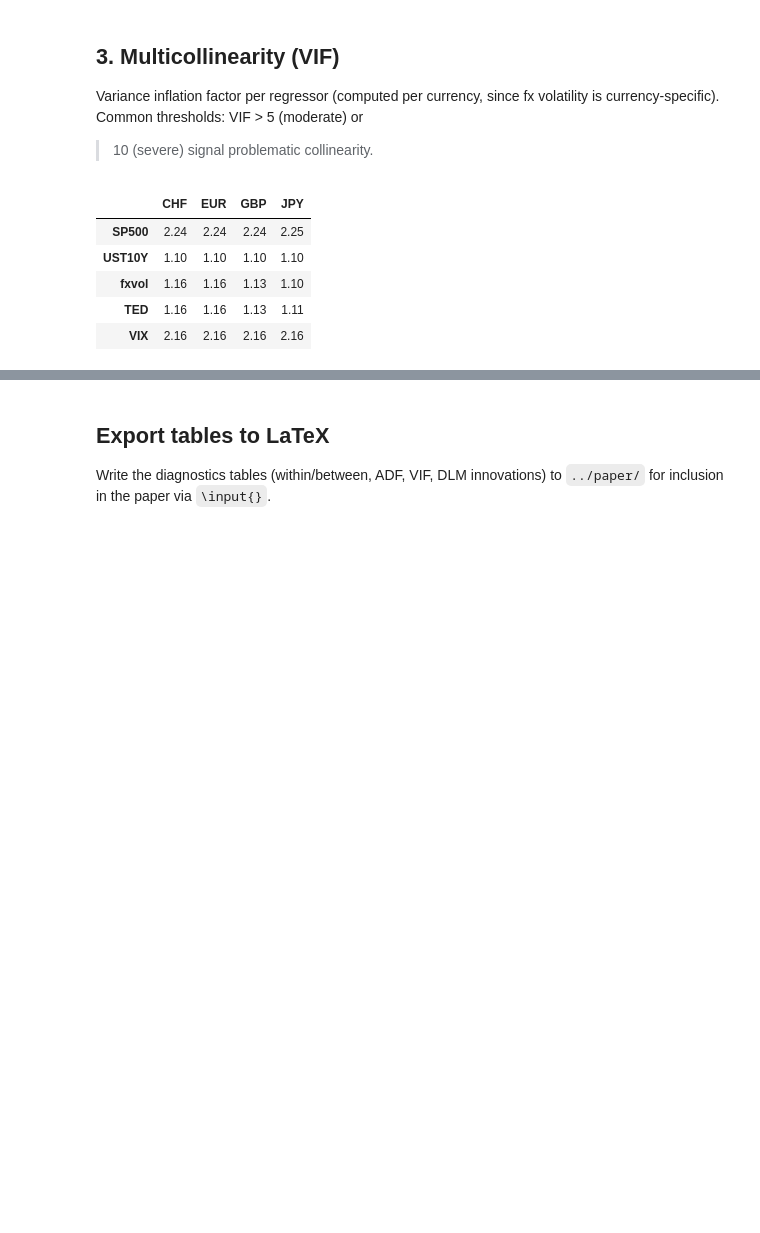
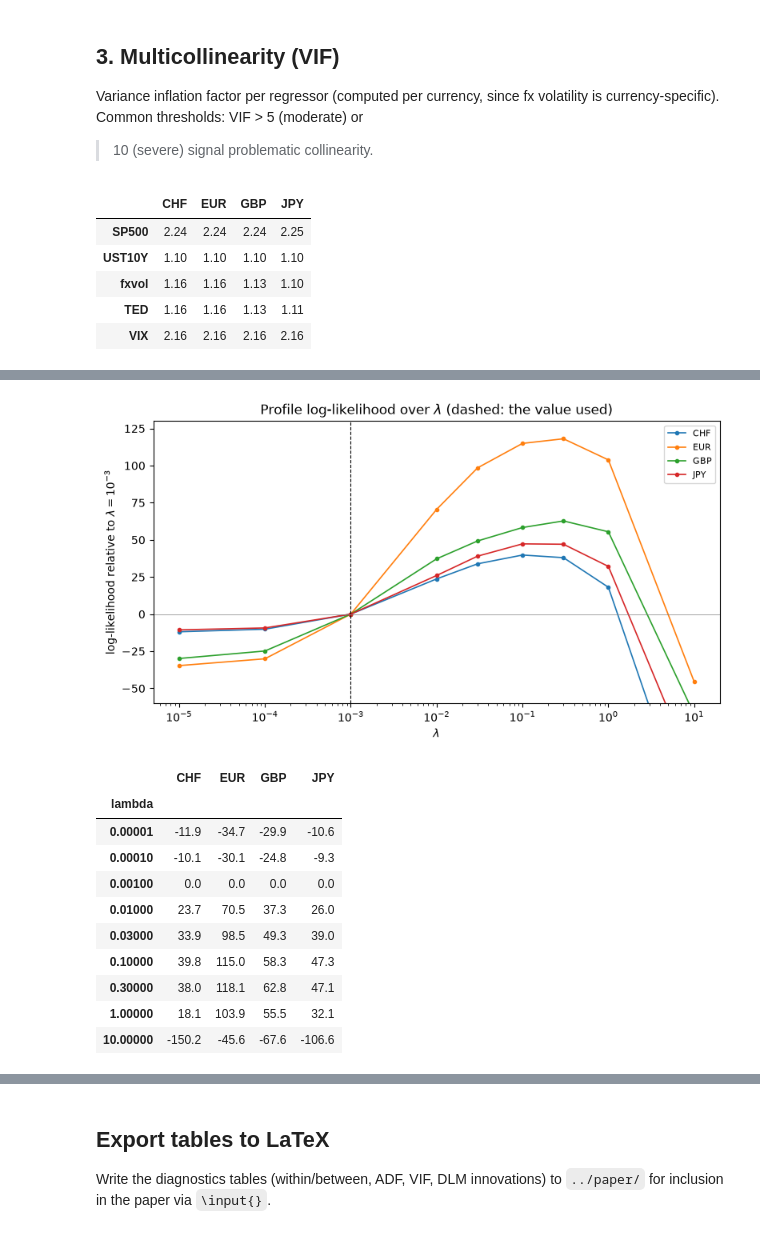
Before and after one commit to Lustfeld/safe-haven-dlm, a Jupyter notebook: notebooks/05_diagnostics.ipynb, the cells around one changed output, grey strips where cells are left out. Saved outputs shown, nothing was run; the diff lists cells and outputs as text; code cells hidden in the pictures; blank space fills up the shorter version.

```diff
--- a/notebooks/05_diagnostics.ipynb
+++ b/notebooks/05_diagnostics.ipynb
@@ -221,0 +266,36 @@ plt.show()
+# %%
+GRID = [1e-5, 1e-4, 1e-3, 1e-2, 3e-2, 1e-1, 3e-1, 1, 10]
+profile = pd.DataFrame({cur: sh.dlm_profile(model_frame(cur), GRID) for cur in CURRENCIES})
+profile.index.name = "lambda"
+relative = profile - profile.loc[1e-3]
+relative.round(1).to_csv(sh.DATA_DIR / "lambda_profile.csv")
+
+fig, ax = plt.subplots(figsize=(8, 4.5))
+for cur in CURRENCIES:
+    ax.plot(relative.index, relative[cur], marker="o", ms=3, lw=1.2, label=cur)
+ax.axvline(1e-3, color="black", ls="--", lw=0.8)
+ax.axhline(0, color="grey", lw=0.5)
+ax.set_xscale("log")
+ax.set_ylim(-60, 130)
+ax.set_xlabel(r"$\lambda$")
+ax.set_ylabel(r"log-likelihood relative to $\lambda = 10^{-3}$")
+ax.set_title(r"Profile log-likelihood over $\lambda$ (dashed: the value used)")
+ax.legend(fontsize=8)
+fig.tight_layout()
+fig.savefig(FIG_DIR / "dlm_lambda_profile.png", dpi=300, bbox_inches="tight")
+plt.show()
+
+relative.round(1)
+# %% [output]
+[figure, added]
+|  | CHF | EUR | GBP | JPY |
+| lambda |  |  |  |  |
+| 0.00001 | -11.9 | -34.7 | -29.9 | -10.6 |
+| 0.00010 | -10.1 | -30.1 | -24.8 | -9.3 |
+| 0.00100 | 0.0 | 0.0 | 0.0 | 0.0 |
+| 0.01000 | 23.7 | 70.5 | 37.3 | 26.0 |
+| 0.03000 | 33.9 | 98.5 | 49.3 | 39.0 |
+| 0.10000 | 39.8 | 115.0 | 58.3 | 47.3 |
+| 0.30000 | 38.0 | 118.1 | 62.8 | 47.1 |
+| 1.00000 | 18.1 | 103.9 | 55.5 | 32.1 |
+| 10.00000 | -150.2 | -45.6 | -67.6 | -106.6 |
```
Also changed, not shown: parts of 11 cells of this notebook, 37 other files.
